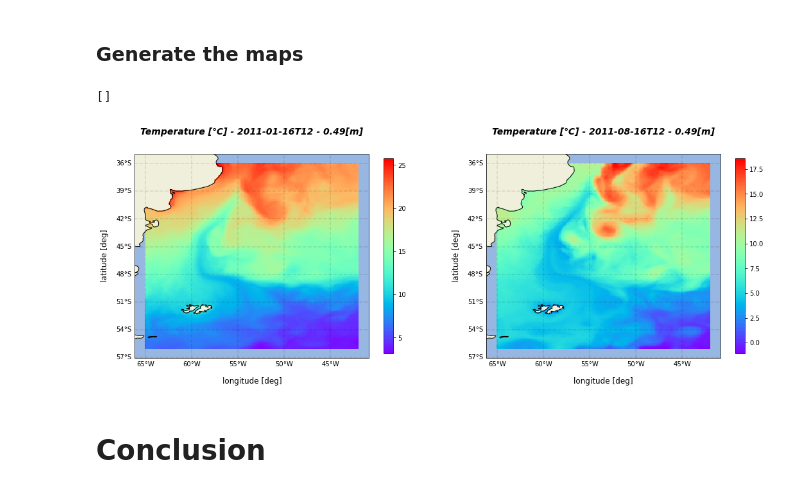
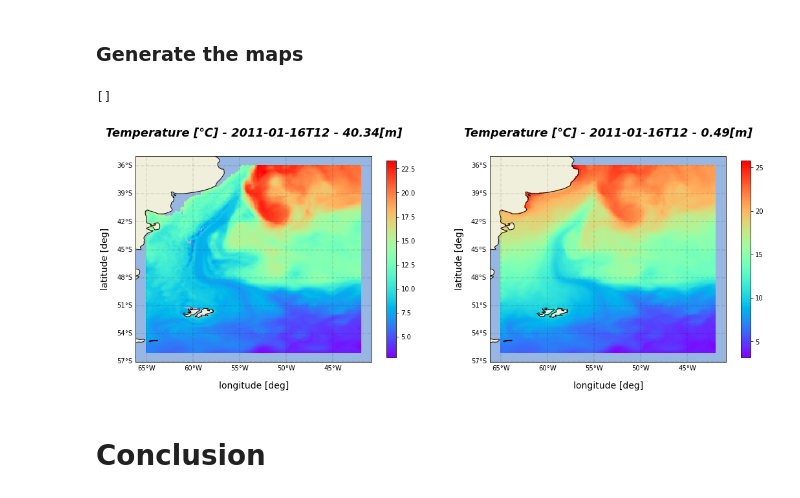
Before and after one commit to meg-hox/notebook_easy, a Jupyter notebook: 01-PHY/01-PHY-sea_temp.ipynb, the cells around one changed output. Saved outputs shown, nothing was run; the diff lists cells and outputs as text; code cells hidden in the pictures.

```diff
--- a/01-PHY/01-PHY-sea_temp.ipynb
+++ b/01-PHY/01-PHY-sea_temp.ipynb
@@ -351,21 +587,9 @@ variables_conf = {
     "thetao":
         {
           "min_max": [None, None], # Set the variable's min and max values for the plots and the colorbar
-          "unit": "\u2103",        # unit
-          "cmap": "rainbow"         # colorbar palette
-        },
-    "so":
-        {
-          "min_max": [None, None],
-          "unit": "psu",
-          "cmap": "rainbow"
-        },
-    "uo":
-        {
-          "min_max": [0, 1],
-          "unit": "m/s",
-          "cmap": "rainbow"
-        },
+          "unit": "\u2103",        # unit Celsius degree
+          "cmap": "rainbow"        # colorbar palette
+        }
 }
 # %%
 ## Set the labels for the plot
@@ -377,7 +601,7 @@ width_inch = 18
 height_inch = 8
 
 # Axes labels
-title_size = 14
+title_size = 18
 # %% [markdown]
 ### Generate the maps
 # %%
@@ -385,16 +609,16 @@ title_size = 14
 fig = plt.figure(figsize=(width_inch, height_inch))
 
 ## Add the plot 1
+# add_subplot(1, 1, 1) means "1x1 grid, first subplot"
+# add_subplot(2, 1, 2) means "2x1 grid, second subplot"
 ax = fig.add_subplot(1, 2, 1, projection=ccrs.PlateCarree())
 
 ## ---- Selected values --- #
 sel_time = "2011-01-16T12:00" # selected time
-sel_depth = 0 # selected depth in [m]
+sel_depth = 40 # selected depth in [m]
 
 ## selected var to plot
 var_name = "thetao" # temperature
-# var_name = "so" # salinity
-#var_name = "mlotst" # mixed layer depth
 ## ---- Selected values --- #
 
 ## Are we considering a 3D variable?
@@ -415,35 +639,40 @@ pc = plt.pcolormesh(lons, lats, data_to_plot, transform=ccrs.PlateCarree(), cmap
 
 ## Add the colorbar
 fig.colorbar(pc, ax=ax, orientation='vertical', shrink=0.70)
+
+## To look at the global map decomment
 # ax.set_global()
 
 
 ## Add features
 ax.coastlines()
-ax.add_feature(cartopy.feature.OCEAN)
-ax.add_feature(cartopy.feature.LAND)
+ax.add_feature(cartopy.feature.OCEAN) # color ocean with color blue
+ax.add_feature(cartopy.feature.LAND) # color lands with color beige
 
 
 ## Add grid
+# draw_labels are the values of the grid in the plot border
+# alpha is the color transparency of the grid start from min 0.1 to max 1
+# color is the color of the grid lines
 gl = ax.gridlines(crs=ccrs.PlateCarree(),
                   draw_labels=True,
                   linewidth=1.5,
                   color='black',
                   alpha=0.1,
                   linestyle='--')
-gl.top_labels = False
-gl.right_labels = False
+gl.top_labels = False  # to not show the values grid on the top of the plot write True
+gl.right_labels = False # to not show the values grid on the right of the plot write True
 
 ## Add labels
 ax.set_title(title, fontsize=title_size, fontstyle="italic", fontweight="bold", pad=30)
-ax.set_xlabel(xlabel, labelpad=30, fontsize=12)
-ax.set_ylabel(ylabel, labelpad=40, fontsize=12)
+ax.set_xlabel(xlabel, labelpad=30, fontsize=14)
+ax.set_ylabel(ylabel, labelpad=40, fontsize=14)
 
 ## calls needed for showing the labels...
 ax.set_xticks([])
 ax.set_yticks([])
 
-# ----------------------------------------------------------------------------------#
+# # ----------------------------------------------------------------------------------#
 
 ## Add the plot 2
 ax = fig.add_subplot(1, 2, 2, projection=ccrs.PlateCarree())
@@ -454,8 +683,6 @@ sel_depth = 0 # selected depth in [m]
 
 # selected var to plot
 var_name = "thetao" # temperature
-# var_name = "so" # salinity
-#var_name = "mlotst" # mixed layer depth
 ## ---- Selected values --- #
 
 ## Are we considering a 3D variable?
@@ -475,36 +702,39 @@ if (dataset_3D):
 pc = plt.pcolormesh(lons, lats, data_to_plot, transform=ccrs.PlateCarree(), cmap=variables_conf[var_name]["cmap"],
                     vmin=variables_conf[var_name]["min_max"][0], vmax=variables_conf[var_name]["min_max"][1])
 
 ## Add the colorbar
 fig.colorbar(pc, ax=ax, orientation='vertical', shrink=0.70)
 
+## To look at the global map decomment
+# ax.set_global()
+
 ## Add features
 ax.coastlines()
 ax.add_feature(cartopy.feature.OCEAN)
 ax.add_feature(cartopy.feature.LAND)
 
 
 ## Add grid
 gl = ax.gridlines(crs=ccrs.PlateCarree(),
                   draw_labels=True,
                   linewidth=1.5,
                   color='black',
                   alpha=0.1,
                   linestyle='--')
 gl.top_labels = False
 gl.right_labels = False
 
 ## Add labels
 ax.set_title(title, fontsize=title_size, fontstyle="italic", fontweight="bold", pad=30)
-ax.set_xlabel(xlabel, labelpad=30, fontsize=12)
-ax.set_ylabel(ylabel, labelpad=40, fontsize=12)
+ax.set_xlabel(xlabel, labelpad=30, fontsize=14)
+ax.set_ylabel(ylabel, labelpad=40, fontsize=14)
 
 ## calls needed for showing the labels...
 ax.set_xticks([])
 ax.set_yticks([])
 # %% [output]
 []
-[figure, old version]
+[figure, new version]
 # %% [markdown]
 # Conclusion
 # %% [markdown]
```
Also changed, not shown: parts of 18 cells of this notebook, 1 other file.
